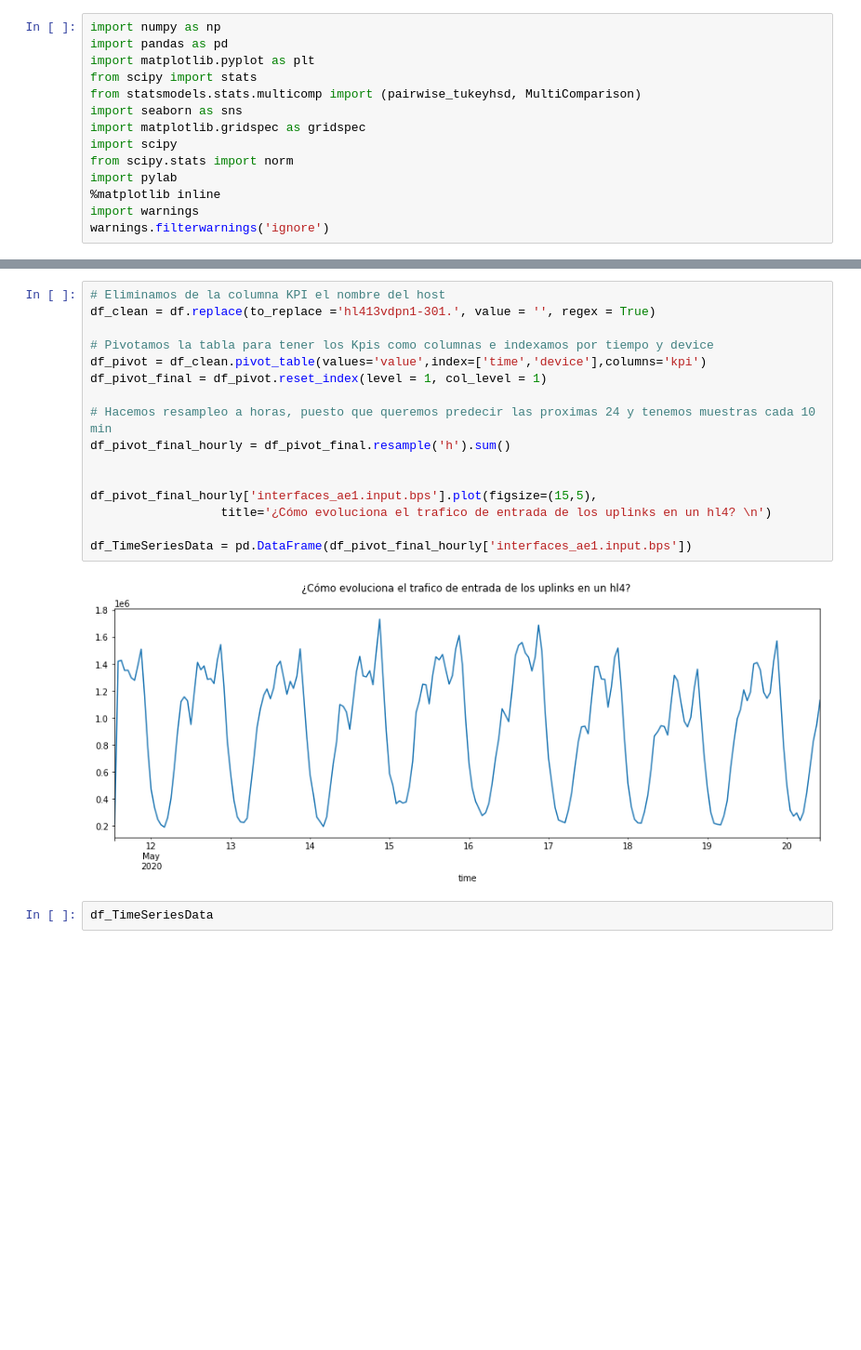
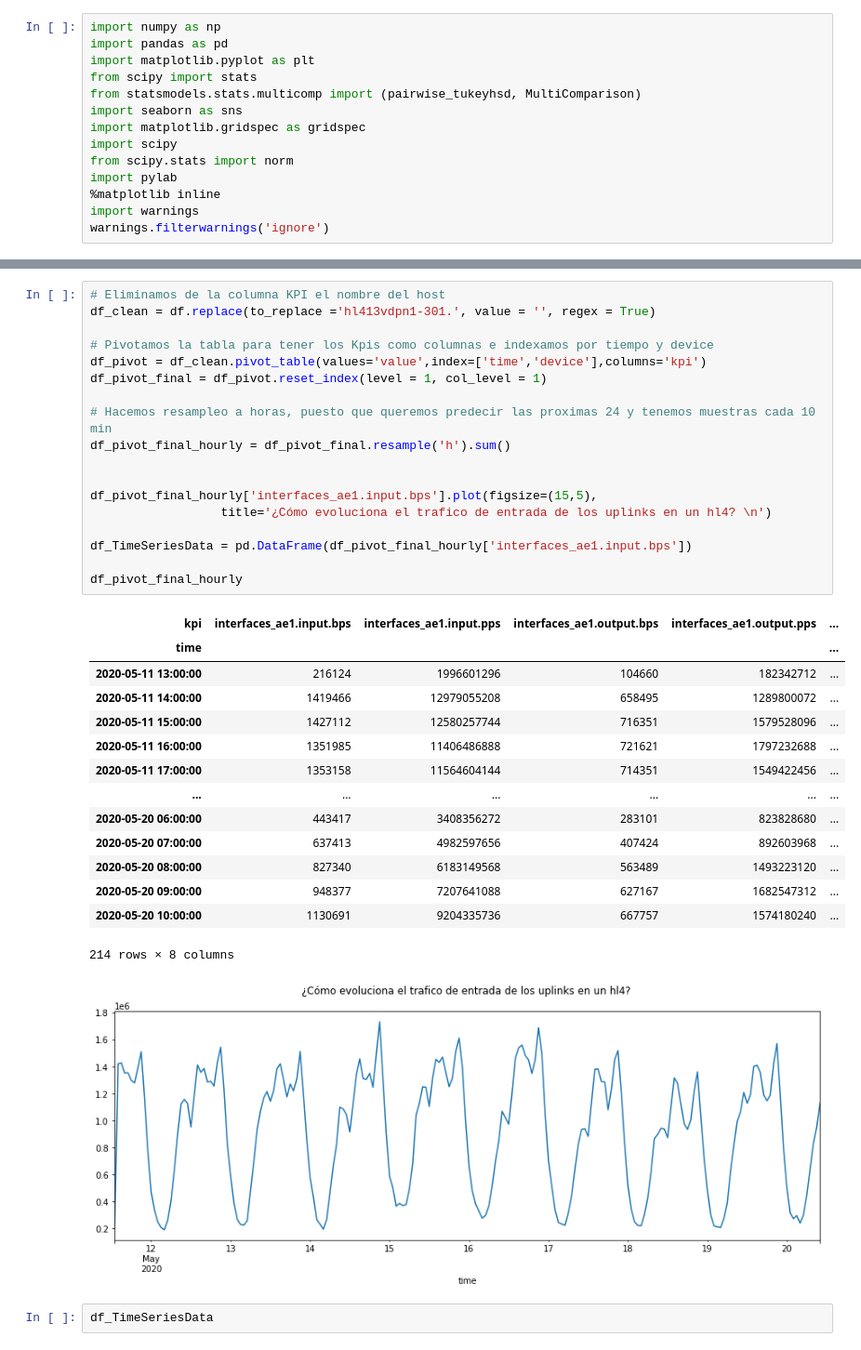
Before and after one commit to psagrera/Data-science-fundamentals, a Jupyter notebook: Predictive_Analytics/session2/worksheet/time_series_example.ipynb, the cells around one changed output, grey strips where cells are left out. Shown at 93% size. Cells and saved outputs as stored; diff of their text form; blank space fills up the shorter version.

```diff
--- a/Predictive_Analytics/session2/worksheet/time_series_example.ipynb
+++ b/Predictive_Analytics/session2/worksheet/time_series_example.ipynb
@@ -20,20 +35,36 @@ df['time'] = pd.DatetimeIndex(df['time'])
 # %%
 # Eliminamos de la columna KPI el nombre del host
 df_clean = df.replace(to_replace ='hl413vdpn1-301.', value = '', regex = True)
 
 # Pivotamos la tabla para tener los Kpis como columnas e indexamos por tiempo y device
 df_pivot = df_clean.pivot_table(values='value',index=['time','device'],columns='kpi')
 df_pivot_final = df_pivot.reset_index(level = 1, col_level = 1)
 
 # Hacemos resampleo a horas, puesto que queremos predecir las proximas 24 y tenemos muestras cada 10 min
 df_pivot_final_hourly = df_pivot_final.resample('h').sum()
 
 
 df_pivot_final_hourly['interfaces_ae1.input.bps'].plot(figsize=(15,5),
                   title='¿Cómo evoluciona el trafico de entrada de los uplinks en un hl4? \n')
 
 df_TimeSeriesData = pd.DataFrame(df_pivot_final_hourly['interfaces_ae1.input.bps'])
+
+df_pivot_final_hourly
 # %% [output]
+| kpi | interfaces_ae1.input.bps | interfaces_ae1.input.pps | interfaces_ae1.output.bps | interfaces_ae1.output.pps | ... |
+| time |  |  |  |  | ... |
+| 2020-05-11 13:00:00 | 216124 | 1996601296 | 104660 | 182342712 | ... |
+| 2020-05-11 14:00:00 | 1419466 | 12979055208 | 658495 | 1289800072 | ... |
+| 2020-05-11 15:00:00 | 1427112 | 12580257744 | 716351 | 1579528096 | ... |
+| 2020-05-11 16:00:00 | 1351985 | 11406486888 | 721621 | 1797232688 | ... |
+| 2020-05-11 17:00:00 | 1353158 | 11564604144 | 714351 | 1549422456 | ... |
+| ... | ... | ... | ... | ... | ... |
+| 2020-05-20 06:00:00 | 443417 | 3408356272 | 283101 | 823828680 | ... |
+| 2020-05-20 07:00:00 | 637413 | 4982597656 | 407424 | 892603968 | ... |
+| 2020-05-20 08:00:00 | 827340 | 6183149568 | 563489 | 1493223120 | ... |
+| 2020-05-20 09:00:00 | 948377 | 7207641088 | 627167 | 1682547312 | ... |
+| 2020-05-20 10:00:00 | 1130691 | 9204335736 | 667757 | 1574180240 | ... |
+214 rows × 8 columns
 [figure]
 # %%
 df_TimeSeriesData
```
Also changed, not shown: parts of 1 cell of this notebook, 1 other file.
